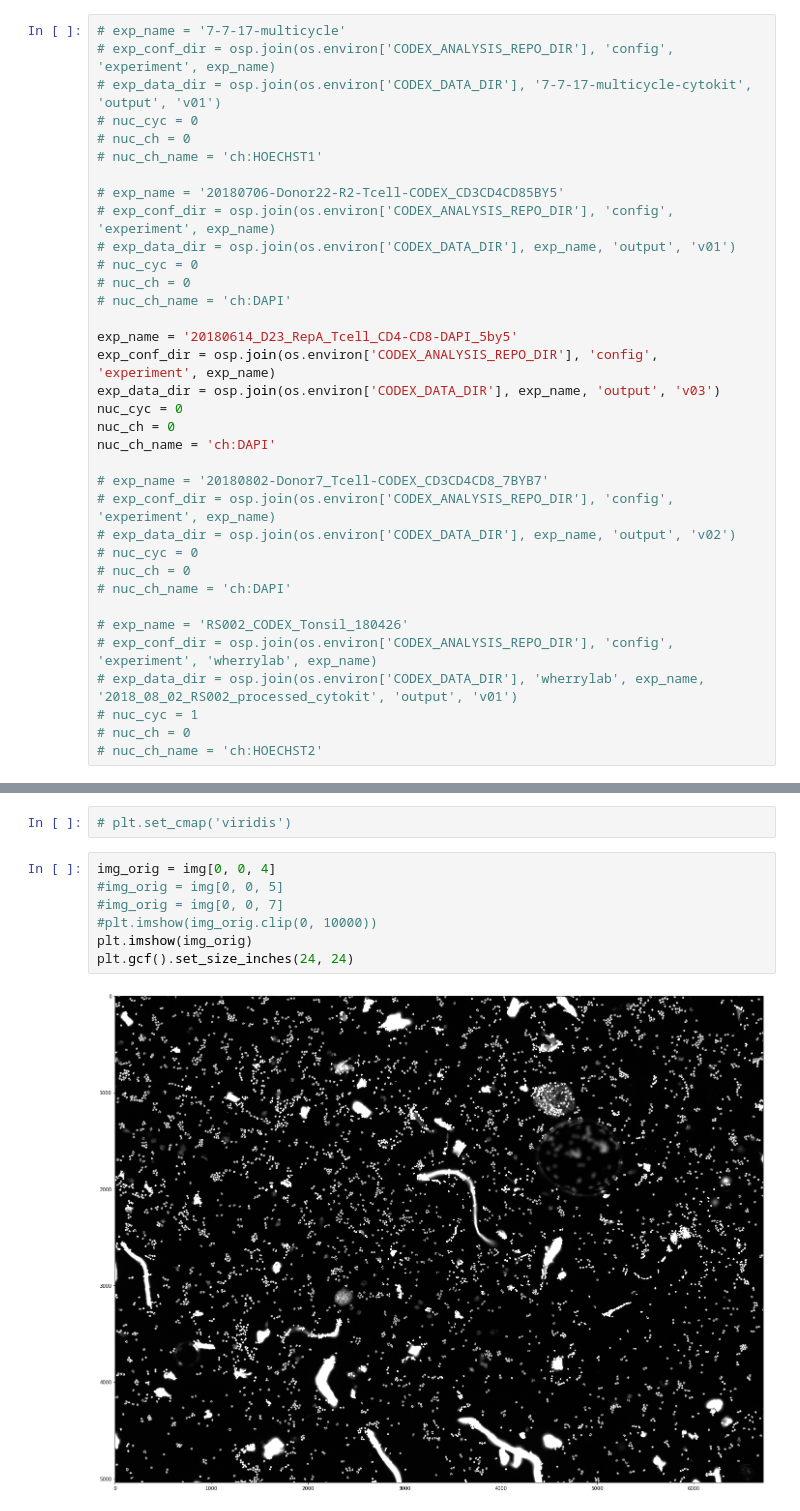
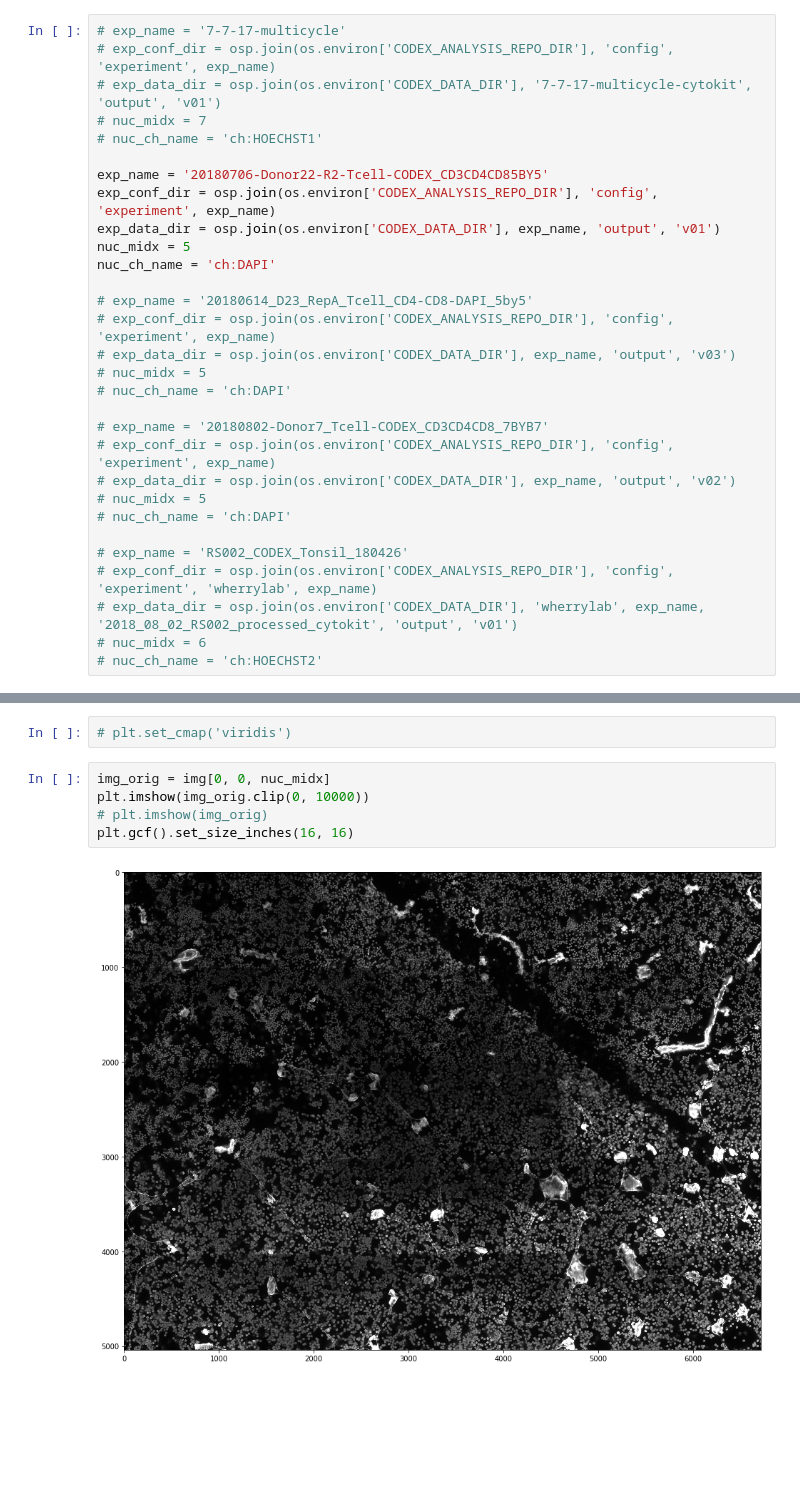
Before and after one commit to hammerlab/cytokit, a Jupyter notebook: python/notebooks/dev/illumination_correction.ipynb, the cells around one changed output, grey strips where cells are left out. Cells and saved outputs as stored; diff of their text form; blank space fills up the shorter version.

```diff
--- a/python/notebooks/dev/illumination_correction.ipynb
+++ b/python/notebooks/dev/illumination_correction.ipynb
@@ -15,34 +15,29 @@ None
 # exp_name = '7-7-17-multicycle'
 # exp_conf_dir = osp.join(os.environ['CODEX_ANALYSIS_REPO_DIR'], 'config', 'experiment', exp_name)
 # exp_data_dir = osp.join(os.environ['CODEX_DATA_DIR'], '7-7-17-multicycle-cytokit', 'output', 'v01')
-# nuc_cyc = 0
-# nuc_ch = 0
+# nuc_midx = 7
 # nuc_ch_name = 'ch:HOECHST1'
 
-# exp_name = '20180706-Donor22-R2-Tcell-CODEX_CD3CD4CD85BY5'
+exp_name = '20180706-Donor22-R2-Tcell-CODEX_CD3CD4CD85BY5'
+exp_conf_dir = osp.join(os.environ['CODEX_ANALYSIS_REPO_DIR'], 'config', 'experiment', exp_name)
+exp_data_dir = osp.join(os.environ['CODEX_DATA_DIR'], exp_name, 'output', 'v01')
+nuc_midx = 5
+nuc_ch_name = 'ch:DAPI'
+
+# exp_name = '20180614_D23_RepA_Tcell_CD4-CD8-DAPI_5by5'
 # exp_conf_dir = osp.join(os.environ['CODEX_ANALYSIS_REPO_DIR'], 'config', 'experiment', exp_name)
-# exp_data_dir = osp.join(os.environ['CODEX_DATA_DIR'], exp_name, 'output', 'v01')
-# nuc_cyc = 0
-# nuc_ch = 0
+# exp_data_dir = osp.join(os.environ['CODEX_DATA_DIR'], exp_name, 'output', 'v03')
+# nuc_midx = 5
 # nuc_ch_name = 'ch:DAPI'
-
-exp_name = '20180614_D23_RepA_Tcell_CD4-CD8-DAPI_5by5'
-exp_conf_dir = osp.join(os.environ['CODEX_ANALYSIS_REPO_DIR'], 'config', 'experiment', exp_name)
-exp_data_dir = osp.join(os.environ['CODEX_DATA_DIR'], exp_name, 'output', 'v03')
-nuc_cyc = 0
-nuc_ch = 0
-nuc_ch_name = 'ch:DAPI'
 
 # exp_name = '20180802-Donor7_Tcell-CODEX_CD3CD4CD8_7BYB7'
 # exp_conf_dir = osp.join(os.environ['CODEX_ANALYSIS_REPO_DIR'], 'config', 'experiment', exp_name)
 # exp_data_dir = osp.join(os.environ['CODEX_DATA_DIR'], exp_name, 'output', 'v02')
-# nuc_cyc = 0
-# nuc_ch = 0
+# nuc_midx = 5
 # nuc_ch_name = 'ch:DAPI'
 
 # exp_name = 'RS002_CODEX_Tonsil_180426'
 # exp_conf_dir = osp.join(os.environ['CODEX_ANALYSIS_REPO_DIR'], 'config', 'experiment', 'wherrylab', exp_name)
 # exp_data_dir = osp.join(os.environ['CODEX_DATA_DIR'], 'wherrylab', exp_name, '2018_08_02_RS002_processed_cytokit', 'output', 'v01')
-# nuc_cyc = 1
-# nuc_ch = 0
+# nuc_midx = 6
 # nuc_ch_name = 'ch:HOECHST2'
@@ -223,12 +220,10 @@ plt.gcf().set_size_inches(12, 12)
 # %%
 # plt.set_cmap('viridis')
 # %%
-img_orig = img[0, 0, 4]
-#img_orig = img[0, 0, 5]
-#img_orig = img[0, 0, 7]
-#plt.imshow(img_orig.clip(0, 10000))
-plt.imshow(img_orig)
-plt.gcf().set_size_inches(24, 24)
+img_orig = img[0, 0, nuc_midx]
+plt.imshow(img_orig.clip(0, 10000))
+# plt.imshow(img_orig)
+plt.gcf().set_size_inches(16, 16)
 # %% [output]
-[figure, old version]
+[figure, new version]
 # %%
```
Also changed, not shown: parts of 20 cells of this notebook.
